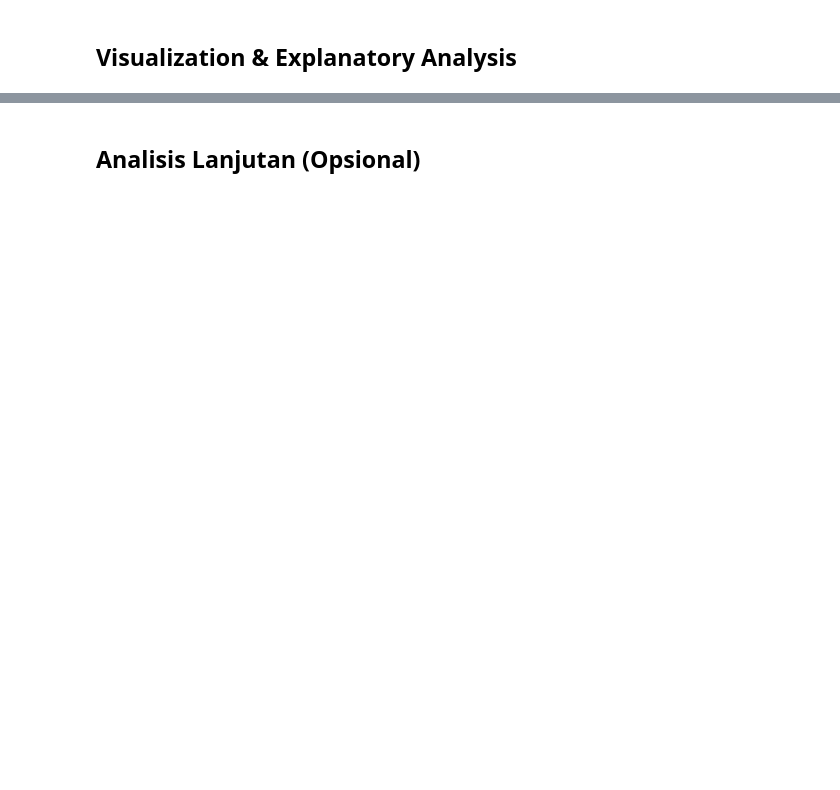
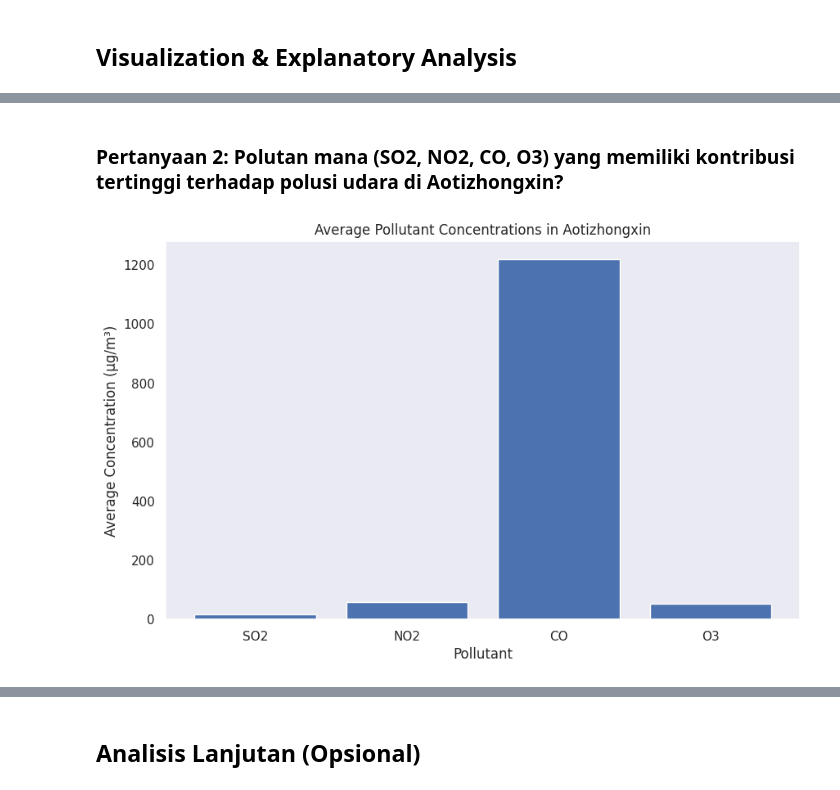
Before and after one commit to BILIIIIIII/submission-analisisData-Laskar, a Jupyter notebook: notebook.ipynb, the cells around one changed output, grey strips where cells are left out. Cells and saved outputs as stored; diff of their text form; code cells hidden in the pictures; blank space fills up the shorter version.

```diff
--- a/notebook.ipynb
+++ b/notebook.ipynb
@@ -53,0 +568,14 @@ An error occurred: [Errno 2] No such file or directory: 'https://drive.google.co
+# %% [markdown]
+### Pertanyaan 2: Polutan mana (SO2, NO2, CO, O3) yang memiliki kontribusi tertinggi terhadap polusi udara di Aotizhongxin?
+# %%
+pollutants = ['SO2', 'NO2', 'CO', 'O3']
+average_pollutant_concentrations = df[pollutants].mean()
+
+plt.figure(figsize=(10, 6))
+plt.bar(pollutants, average_pollutant_concentrations)
+plt.xlabel('Pollutant')
+plt.ylabel('Average Concentration (µg/m³)')
+plt.title('Average Pollutant Concentrations in Aotizhongxin')
+plt.show()
+# %% [output]
+[figure, added]
```
Also changed, not shown: parts of 59 cells of this notebook, 3 other files.
